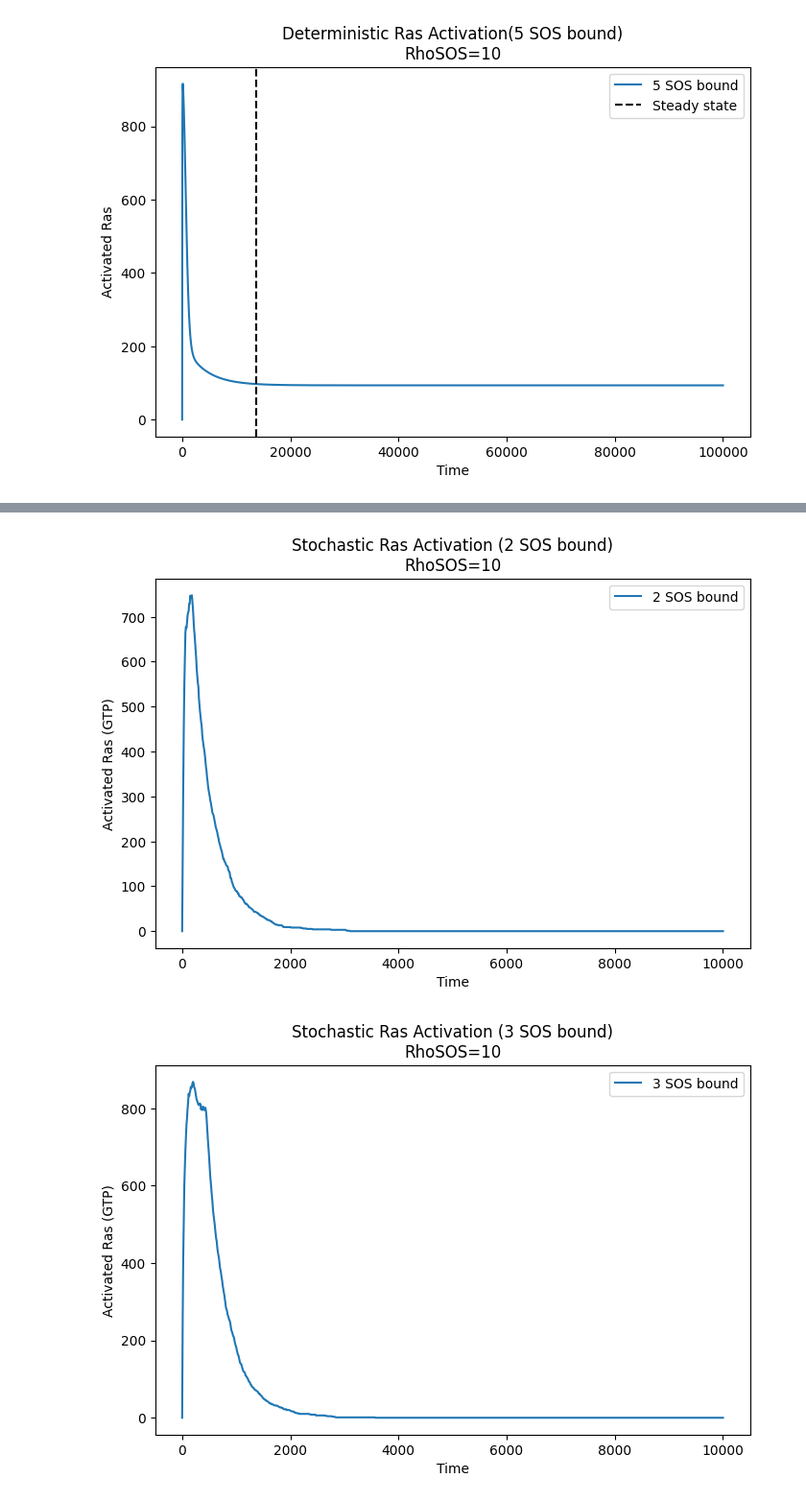
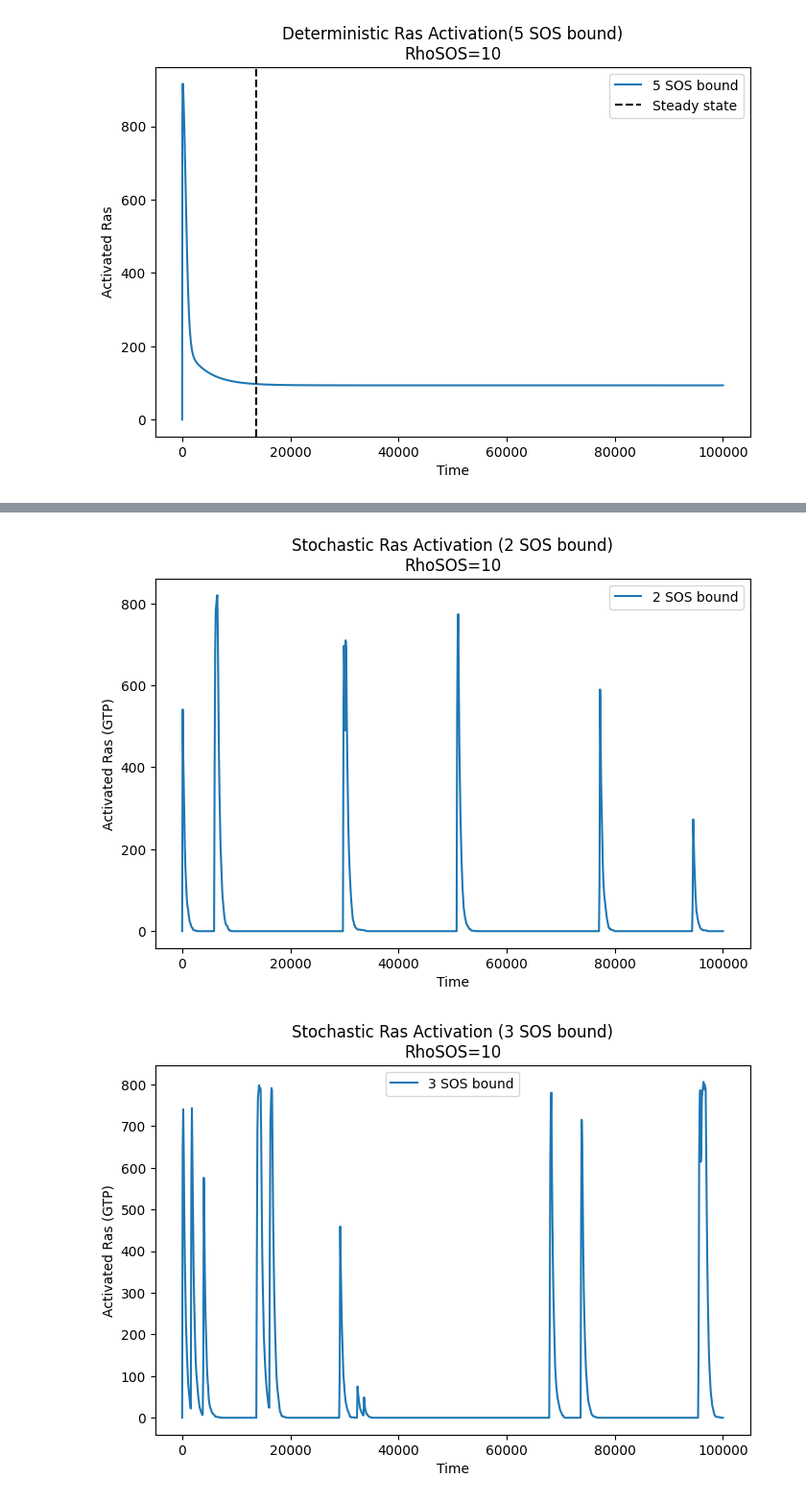
Before and after one commit to kyonosh/RasActivation-Simulator, a Jupyter notebook: timeSS.ipynb, the cells around one changed output, grey strips where cells are left out. Shown at 96% size. Drawn from its saved outputs; the diff is of its cells as text; code cells hidden in the pictures.

```diff
--- a/timeSS.ipynb
+++ b/timeSS.ipynb
@@ -221,7 +221,7 @@ RasTotal = 1000
 RhoSOS = 10 # SOS concentration
 n_bound_list = [0, 1, 2, 3, 4, 5]
 
-t_end = 10000
+t_end = 100000
 n_steps = 1000
 
 for n_bound in n_bound_list:
@@ -263,2 +263,2 @@ for n_bound in n_bound_list:
-[figure, old version]
+[figure, new version]
-[figure, old version]
+[figure, new version]
```
Also changed, not shown: parts of 10 cells of this notebook.
